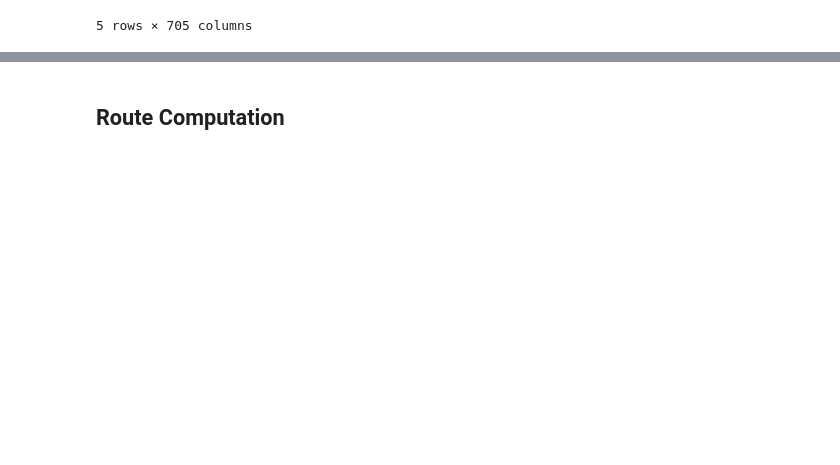
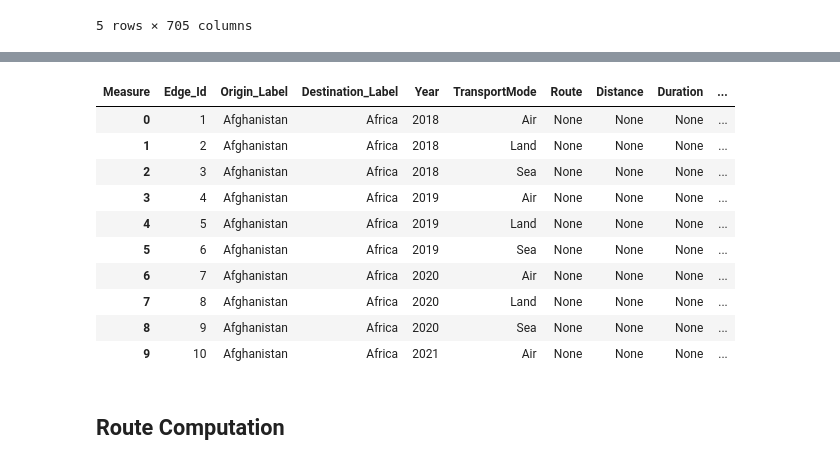
Before and after one commit to zrobers/ca_drift, a Jupyter notebook: trade_simulation.ipynb, the cells around one changed output, grey strips where cells are left out. Saved outputs shown, nothing was run; the diff lists cells and outputs as text; code cells hidden in the pictures; blank space fills up the shorter version.

```diff
--- a/trade_simulation.ipynb
+++ b/trade_simulation.ipynb
@@ -73,2 +89,93 @@ AttributeError: The geopandas.dataset has been deprecated and was removed in Geo
+# %%
+# Flatten the dataset so that each row is a single edge on the graph by extracting the values for columns corresponding to a particular origin
+# Features: Edge_Id, Origin_Label (Extracted from the Columns, matches set of Destination_Labels/ADMIN), Destination_Label, Year, TransportMode, Route (Longitude and Latitude of Points Along Trade Route), Distance, Duration, Central_America (Boolean: Route Interects with Central America), FOB_value, Transport_expenditure, Kilograms
+
+# Melt the dataframe so columns with origins become rows.
+df_melted = trade_df.melt(
+    id_vars=['Destination_Label', 'Year', 'TransportMode_Label'],
+    var_name='origin_measure',
+    value_name='value'
+)
+
+pattern = r'^([^_]+)_(Transport_expenditure|FOB_value|Kilograms).*'
+
+def parse_col_name(col_name):
+    match = re.match(pattern, col_name)
+    if match:
+        origin = match.group(1)
+        measure = match.group(2)
+        return origin, measure
+    else:
+        return None, None
+
+df_melted[['Origin_Label', 'Measure']] = df_melted['origin_measure'].apply(
+    lambda col_name: pd.Series(parse_col_name(col_name))
+)
+
+# Drop rows where we couldn't parse an origin & measure
+df_melted.dropna(subset=['Origin_Label', 'Measure'], inplace=True)
+
+# Pivot so we get separate columns for each measure type
+df_flat = df_melted.pivot_table(
+    index=['Origin_Label', 'Destination_Label', 'Year', 'TransportMode_Label'],
+    columns='Measure',
+    values='value',
+    aggfunc='first'
+).reset_index()
+
+# Rename columns
+df_flat.rename(columns={
+    'TransportMode_Label': 'TransportMode',
+    'Transport_expenditure': 'Transport_expenditure',
+    'FOB_value': 'FOB_value',
+    'Kilograms': 'Kilograms'
+}, inplace=True)
+
+
+# Add placeholders for fields to populate later
+
+#   Edge_Id, Origin_Label, Destination_Label, Year, TransportMode,
+#   Route (Longitude and Latitude of Points Along Trade Route),
+#   Distance, Duration, Central_America (Boolean),
+#   FOB_value, Transport_expenditure, Kilograms
+
+df_flat['Edge_Id'] = range(1, len(df_flat) + 1)  # Create a simple numeric ID
+df_flat['Route'] = None
+df_flat['Distance'] = None
+df_flat['Duration'] = None
+df_flat['Central_America'] = None  # eventually store a Boolean
+
+# Reorder columns into final format
+
+df_edges = df_flat[
+    [
+        'Edge_Id',
+        'Origin_Label',
+        'Destination_Label',
+        'Year',
+        'TransportMode',
+        'Route',
+        'Distance',
+        'Duration',
+        'Central_America',
+        'FOB_value',
+        'Transport_expenditure',
+        'Kilograms'
+    ]
+]
+
+df_edges.head(10)
+# %% [output]
+| Measure | Edge_Id | Origin_Label | Destination_Label | Year | TransportMode | Route | Distance | Duration | ... |
+| 0 | 1 | Afghanistan | Africa | 2018 | Air | None | None | None | ... |
+| 1 | 2 | Afghanistan | Africa | 2018 | Land | None | None | None | ... |
+| 2 | 3 | Afghanistan | Africa | 2018 | Sea | None | None | None | ... |
+| 3 | 4 | Afghanistan | Africa | 2019 | Air | None | None | None | ... |
+| 4 | 5 | Afghanistan | Africa | 2019 | Land | None | None | None | ... |
+| 5 | 6 | Afghanistan | Africa | 2019 | Sea | None | None | None | ... |
+| 6 | 7 | Afghanistan | Africa | 2020 | Air | None | None | None | ... |
+| 7 | 8 | Afghanistan | Africa | 2020 | Land | None | None | None | ... |
+| 8 | 9 | Afghanistan | Africa | 2020 | Sea | None | None | None | ... |
+| 9 | 10 | Afghanistan | Africa | 2021 | Air | None | None | None | ... |
 # %% [markdown]
 ## Route Computation
```
Also changed, not shown: parts of 14 cells of this notebook, 2 other files.
